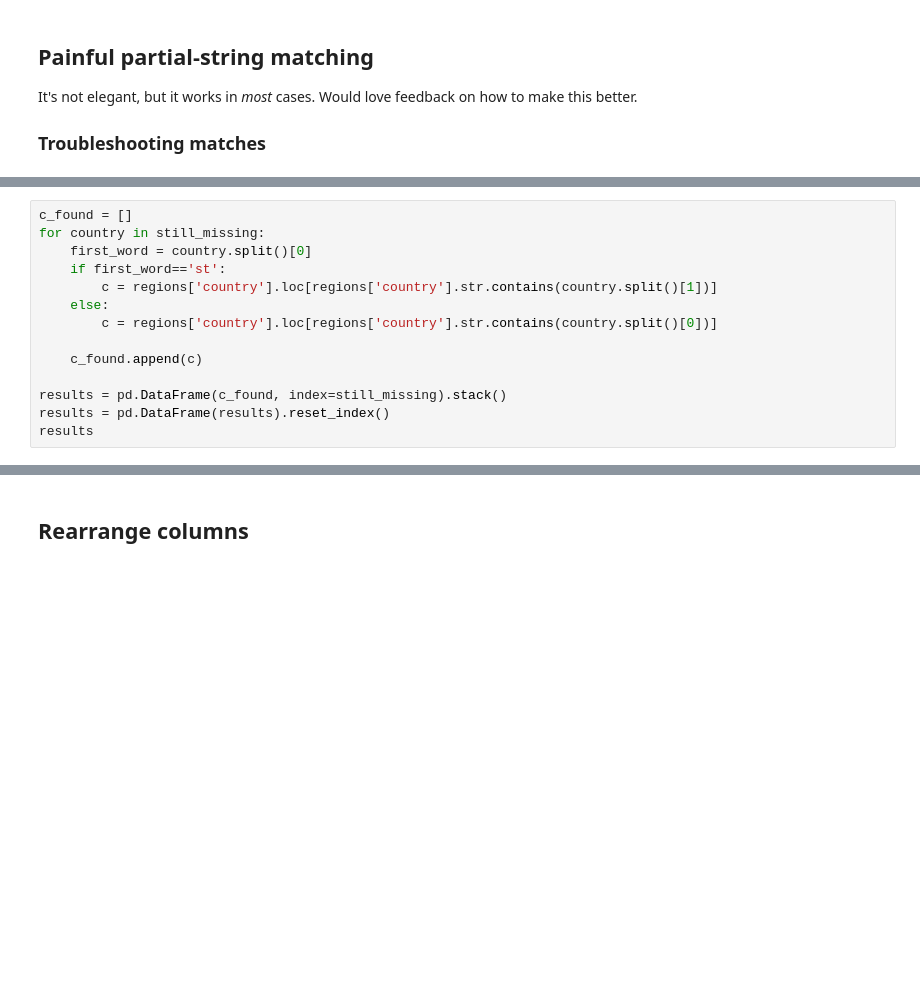
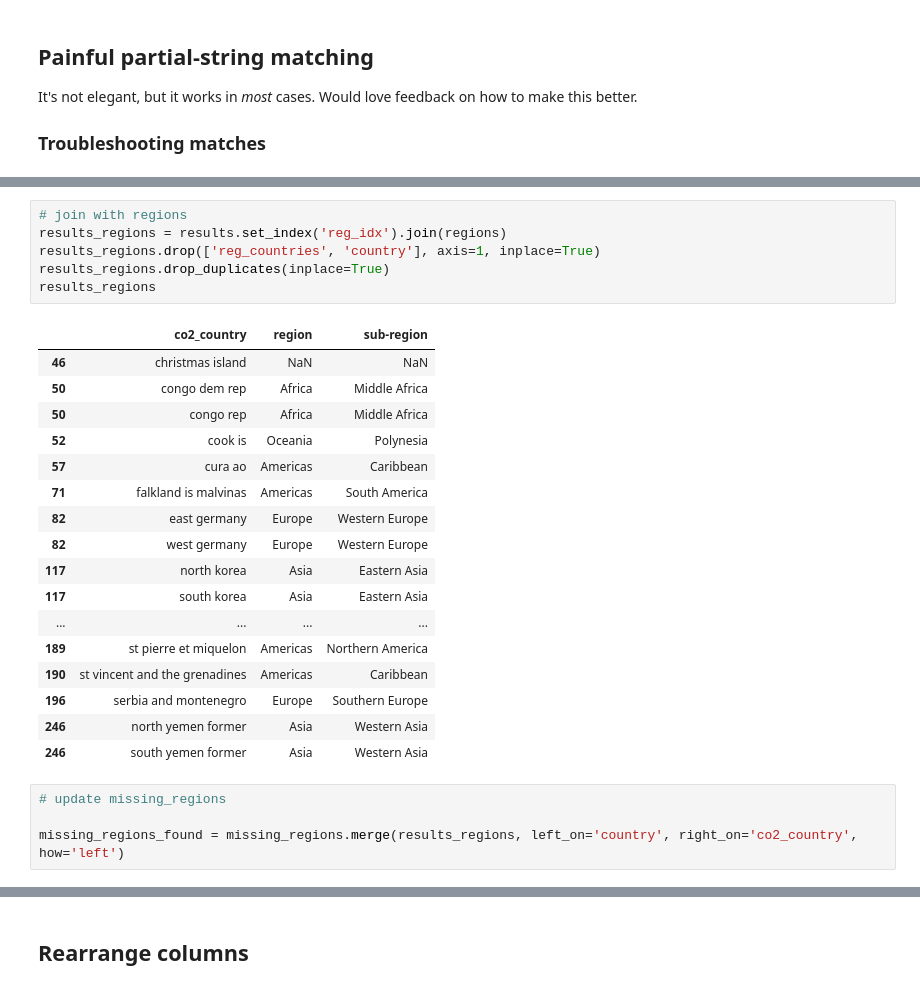
Before and after one commit to limegimlet/data_analysis_gapminder_co2, a Jupyter notebook: gapminder/make_df.ipynb, the cells around one changed output, grey strips where cells are left out. Drawn from its saved outputs; the diff is of its cells as text; blank space fills up the shorter version.

```diff
--- a/gapminder/make_df.ipynb
+++ b/gapminder/make_df.ipynb
@@ -650,14 +619,0 @@ countries
-# %%
-c_found = []
-for country in still_missing:
-    first_word = country.split()[0]
-    if first_word=='st':
-        c = regions['country'].loc[regions['country'].str.contains(country.split()[1])]
-    else:
-        c = regions['country'].loc[regions['country'].str.contains(country.split()[0])]
-
-    c_found.append(c)
-
-results = pd.DataFrame(c_found, index=still_missing).stack()
-results = pd.DataFrame(results).reset_index()
-results
@@ -1229,0 +667,28 @@ def add_missing_regions(merged_df, matching_key, current_country):
+# %%
+# join with regions
+results_regions = results.set_index('reg_idx').join(regions)
+results_regions.drop(['reg_countries', 'country'], axis=1, inplace=True)
+results_regions.drop_duplicates(inplace=True)
+results_regions
+# %% [output]
+|  | co2_country | region | sub-region |
+| 46 | christmas island | NaN | NaN |
+| 50 | congo dem rep | Africa | Middle Africa |
+| 50 | congo rep | Africa | Middle Africa |
+| 52 | cook is | Oceania | Polynesia |
+| 57 | cura ao | Americas | Caribbean |
+| 71 | falkland is malvinas | Americas | South America |
+| 82 | east germany | Europe | Western Europe |
+| 82 | west germany | Europe | Western Europe |
+| 117 | north korea | Asia | Eastern Asia |
+| 117 | south korea | Asia | Eastern Asia |
+| ... | ... | ... | ... |
+| 189 | st pierre et miquelon | Americas | Northern America |
+| 190 | st vincent and the grenadines | Americas | Caribbean |
+| 196 | serbia and montenegro | Europe | Southern Europe |
+| 246 | north yemen former | Asia | Western Asia |
+| 246 | south yemen former | Asia | Western Asia |
+# %%
+# update missing_regions
+
+missing_regions_found = missing_regions.merge(results_regions, left_on='country', right_on='co2_country', how='left')
```
Also changed, not shown: parts of 55 cells of this notebook.
